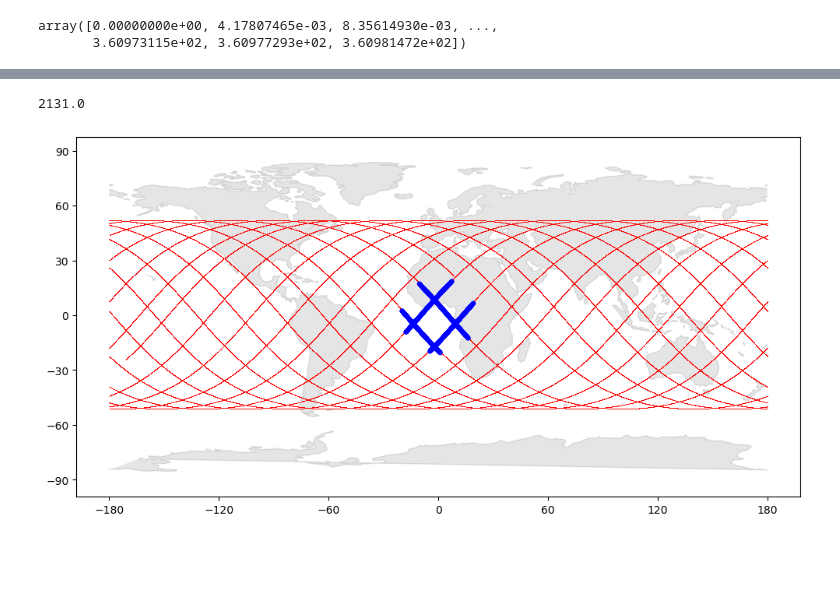
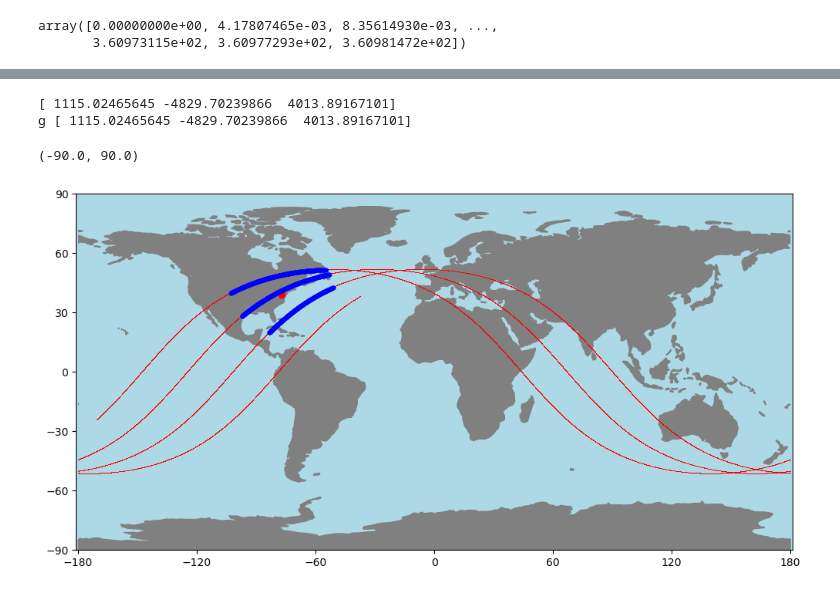
Before and after one commit to wyojustin/astropy_visibility, a Jupyter notebook: visibility_demo.ipynb, the cells around one changed output, grey strips where cells are left out. Drawn from its saved outputs; the diff is of its cells as text; code cells hidden in the pictures; blank space fills up the shorter version.

```diff
--- a/visibility_demo.ipynb
+++ b/visibility_demo.ipynb
@@ -122,22 +145,38 @@ pl.axis('equal')
-# %%
-def visibility(ephem_ecf, g):
-    g = np.array(g)
-    doa = (g - ephem_ecf[:,:3])
-    inview = -doa @ g > 0
-    return inview
-def coverage(ephem_ecf, g, dt):
-    inview = visibility(ephem_ecf, g)
-    return sum(inview) * dt
-
-g = np.array([EARTH_RADIUS, 0, 0])
-v = visibility(ephem_ecf, g)
-print(coverage(ephem_ecf, g, 1.))
-plot_world_map()
-j = pl.plot(sat_lon / DEG, sat_lat / DEG, 'r,')
-j = pl.plot(sat_lon[v] / DEG, sat_lat[v] / DEG, 'b.')
-j = pl.axis('equal')
-# %% [output]
-2131.0
-[figure, removed]
+# %%
+def visibility(ephem_ecf, g):
+    g = np.array(g)
+    doa = (g - ephem_ecf[:,:3])
+    inview = -doa @ g > 0
+    return inview
+def coverage(ephem_ecf, g, dt):
+    inview = visibility(ephem_ecf, g)
+    return sum(inview) * dt
+
+earth_lat = 39 * DEG
+earth_lon = -77 * DEG
+#earth_lat = -23 * DEG
+#earth_lon = -170 * DEG
+g = EARTH_RADIUS * np.array([np.cos(earth_lat) * np.cos(earth_lon),
+                             np.cos(earth_lat) * np.sin(earth_lon),
+                             np.sin(earth_lat)])
+
+v = visibility(ephem_ecf, g)
+print(g)
+__lat = np.arctan2(np.sum(g[:2] ** 2), g[2])
+print('g', g)
+# %% [output]
+[ 1115.02465645 -4829.70239866  4013.89167101]
+g [ 1115.02465645 -4829.70239866  4013.89167101]
+# %%
+fig, ax = plot_world_map()
+ax.plot(earth_lon / DEG, earth_lat / DEG, 'ro')
+j = ax.plot(sat_lon / DEG, sat_lat / DEG, 'r,')
+j = ax.plot(sat_lon[v] / DEG, sat_lat[v] / DEG, 'b.')
+j = ax.axis('equal')
+ax.set_xlim(-180, 180)
+ax.set_ylim(-90, 90)
+# %% [output]
+(-90.0, 90.0)
+[figure, added]
 # %%
 ## compute coverage for a few points to save time
```
Also changed, not shown: parts of 10 cells of this notebook.
